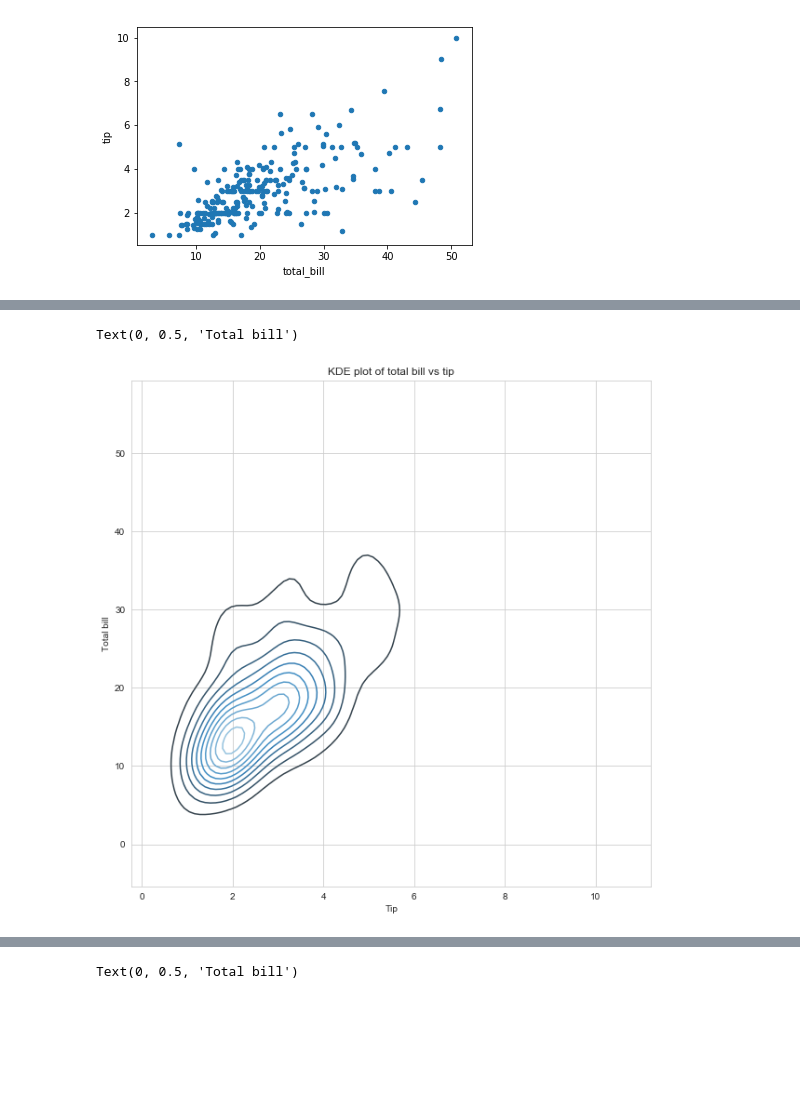
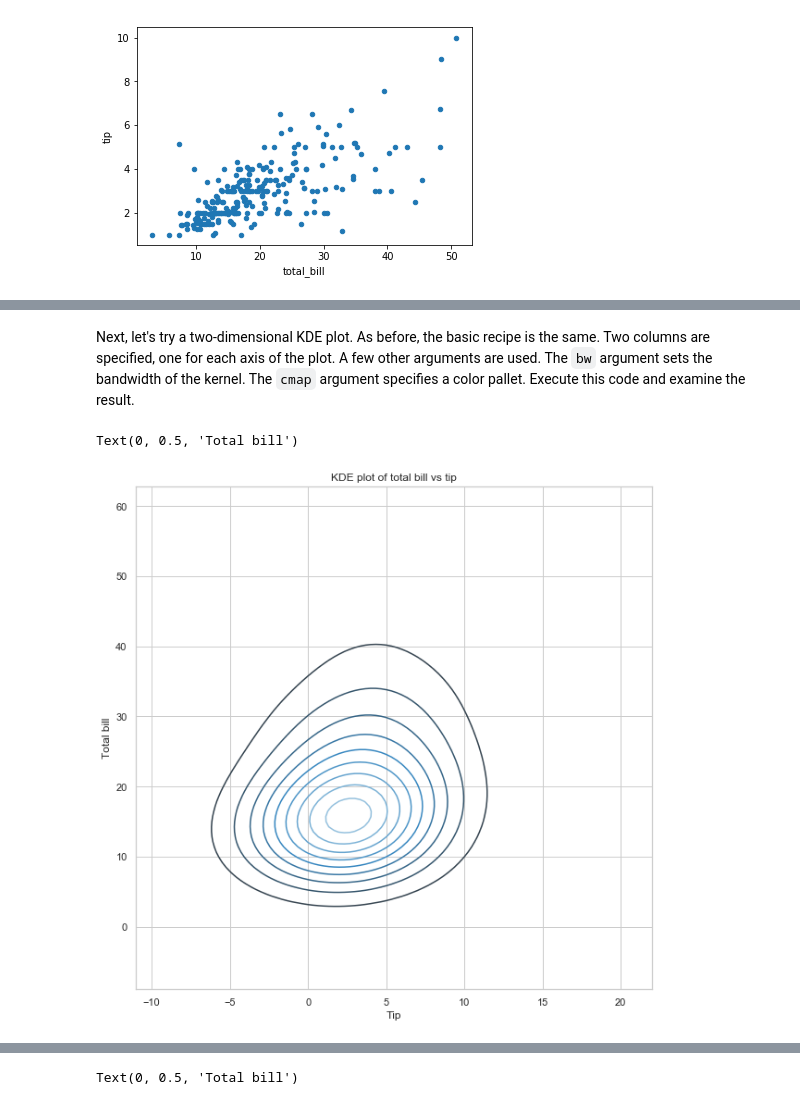
Before and after one commit to StephenElston/SDSS2019VisualizatonW_Python, a Jupyter notebook: DataVisualizationW_Python.ipynb, the cells around one changed output, grey strips where cells are left out. Cells and saved outputs as stored; diff of their text form; code cells hidden in the pictures; blank space fills up the shorter version.

```diff
--- a/DataVisualizationW_Python.ipynb
+++ b/DataVisualizationW_Python.ipynb
@@ -248,11 +253,13 @@ As we did with pandas plots, we control the properties of a Seaborn plot by spec
+# %% [markdown]
+Next, let's try a two-dimensional KDE plot. As before, the basic recipe is the same. Two columns are specified, one for each axis of the plot. A few other arguments are used. The `bw` argument sets the bandwidth of the kernel. The `cmap` argument specifies a color pallet. Execute this code and examine the result.
 # %%
 fig = plt.figure(figsize=(10,10)) # define plot area
 ax = fig.gca() # define axis
 sns.set_style("whitegrid")
-sns.kdeplot(tips[['tip', 'total_bill']], ax = ax, cmap="Blues_d")
+sns.kdeplot(tips[['tip', 'total_bill']], bw = 4, ax = ax, cmap="Blues_d")
 ax.set_title('KDE plot of total bill vs tip') # Give the plot a main title
 ax.set_xlabel('Tip') # Set text for the x axis
 ax.set_ylabel('Total bill')# Set text for y axis
 # %% [output]
 Text(0, 0.5, 'Total bill')
-[figure, old version]
+[figure, new version]
```
Also changed, not shown: parts of 42 cells of this notebook.
